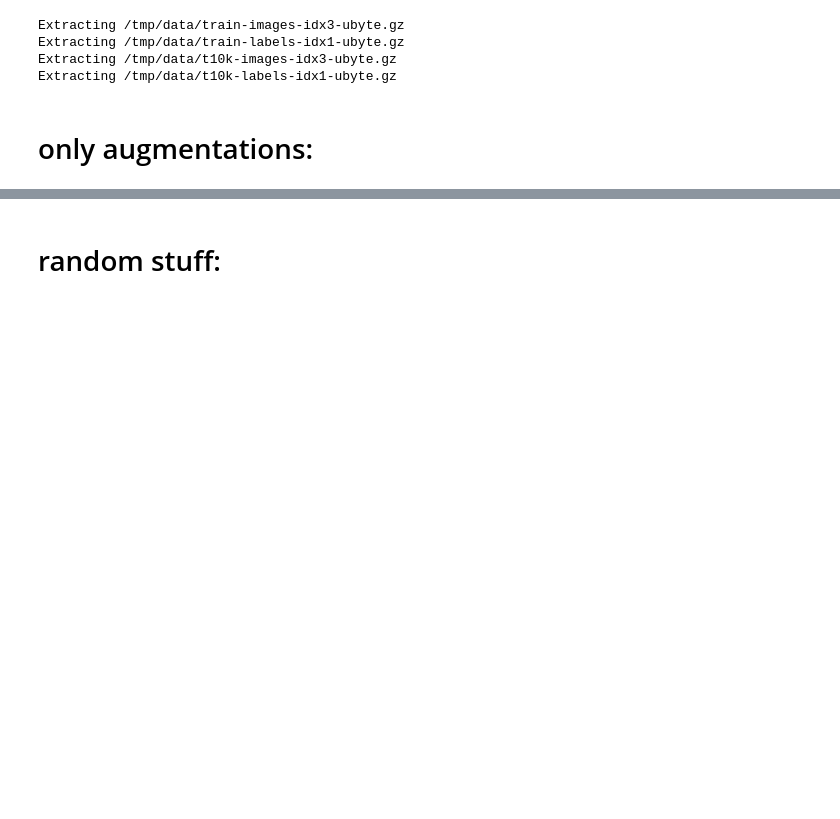
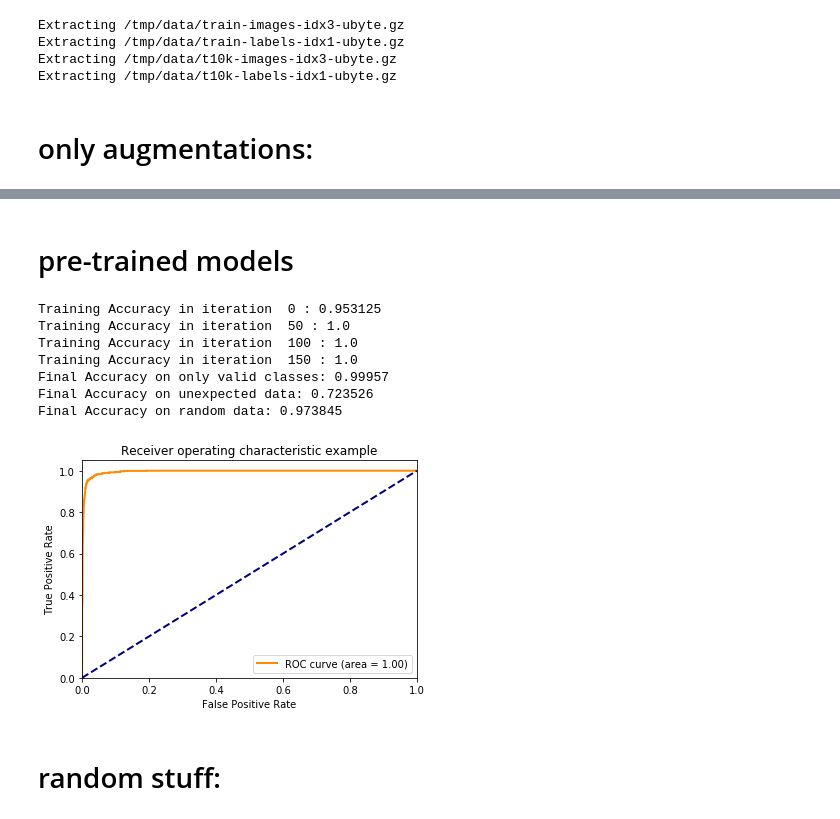
Before and after one commit to LeanderK/Contingency, a Jupyter notebook: mnist.ipynb, the cells around one changed output, grey strips where cells are left out. Saved outputs shown, nothing was run; the diff lists cells and outputs as text; code cells hidden in the pictures; blank space fills up the shorter version.

Commit message:
progress towards evaluating pre-trained models

```diff
--- a/mnist.ipynb
+++ b/mnist.ipynb
@@ -84,5 +88,44 @@ Final Accuracy on unexpected data: 0.666582
 Final Accuracy on random data: 1.0
 [figure]
+# %% [markdown]
+# pre-trained models
+# %%
+tf.reset_default_graph()
+augData = mnist.MNISTAugData(num_classes)
+gen = augmentation.augmentation.Augmentation.gen_labels_default_class(num_classes, 0)
+mnistAug = mnist.MNISTAugmentation(learning_rate, num_adversarial, num_adversarial_train, augData, gen)
+def runAndSave():
+    (images, labels, is_training) = mnist.set_up(mnistAug)
+    aug_data_obj = mnistAug.getAugmentationData()
+    with tf.Session() as session:
+        model = mnistAug.withoutAugmentation(learning_rate, images, labels, is_training)
+        saver = tf.train.Saver()
+        summary_writer = tf.summary.FileWriter('tensorboard/train',
+                                            session.graph)
+        session.run(tf.global_variables_initializer())
+        session.run(tf.tables_initializer())
+        session.run(tf.local_variables_initializer())
+
+        for iteration in range(num_steps):
+            (aug_data, aug_lbls) = model['train_fn'](iteration, session, batch_size, batch_size)
+            # a = session.run(accEval, feed_dict={images.name: train_im, labels.name: train_la})
+            if iteration % 50 == 0:
+                (test_data, test_lbls) = aug_data_obj.next_test_batch(batch_size)
+                feed_dict = {images: test_data, labels: test_lbls, is_training.name: False}
+                mnist.summarize(session, model, feed_dict, iteration, summary_writer)
+        save_path = saver.save(session, "savedModels/model.ckpt")
+        return (mnistAug.eval(session, model, images, labels, is_training), save_path)
+(roc_stuff, save_path) = runAndSave()
+plot_roc(0, roc_stuff[0], roc_stuff[1], roc_stuff[2])
+# %% [output]
+Training Accuracy in iteration  0 : 0.953125
+Training Accuracy in iteration  50 : 1.0
+Training Accuracy in iteration  100 : 1.0
+Training Accuracy in iteration  150 : 1.0
+Final Accuracy on only valid classes: 0.99957
+Final Accuracy on unexpected data: 0.723526
+Final Accuracy on random data: 0.973845
+[figure, added]
 # %% [markdown]
 # random stuff:
 # %%
```
Also changed, not shown: parts of 9 cells of this notebook, 2 other files.
